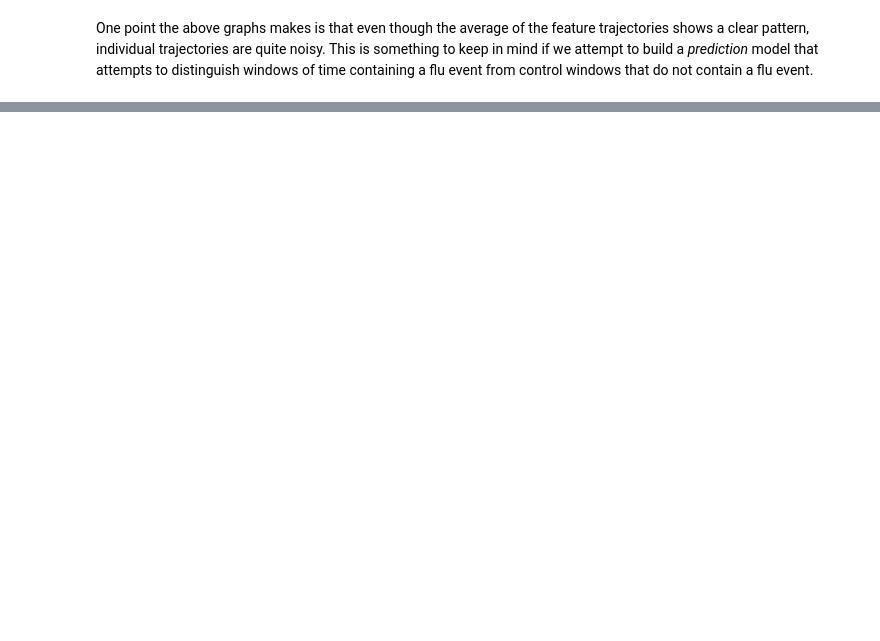
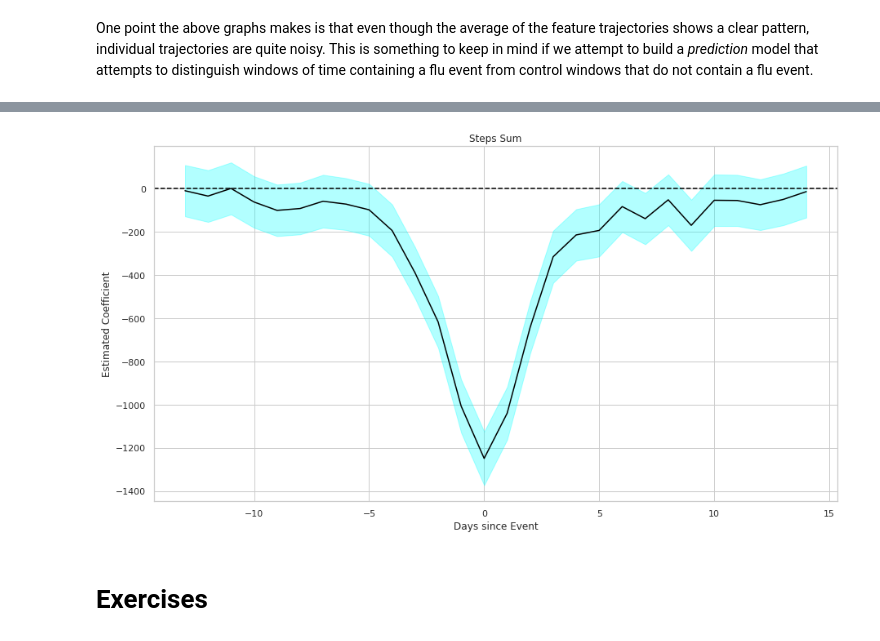
Before and after one commit to evidation-health/EvidationDataScienceModule, a Jupyter notebook: 2019_flu_analysis/Influenza-Analysis.ipynb, the cells around one changed output, grey strips where cells are left out. Drawn from its saved outputs; the diff is of its cells as text; code cells hidden in the pictures; blank space fills up the shorter version.

```diff
--- a/2019_flu_analysis/Influenza-Analysis.ipynb
+++ b/2019_flu_analysis/Influenza-Analysis.ipynb
@@ -140,0 +188,6 @@ import linearmodels
+# %%
+reg_features = features.copy()
+# %%
+panel_plotter = PanelEventPlotter()
+# %%
+panel_plotter.fit(reg_features, 'steps_sum', weekday_effects=False)
@@ -140,0 +235,6 @@ import linearmodels
+# %%
+panel_plotter.plot()
+# %% [output]
+[figure, added]
+# %% [markdown]
+# Exercises
```
Also changed, not shown: parts of 25 cells of this notebook, 2 other files.
